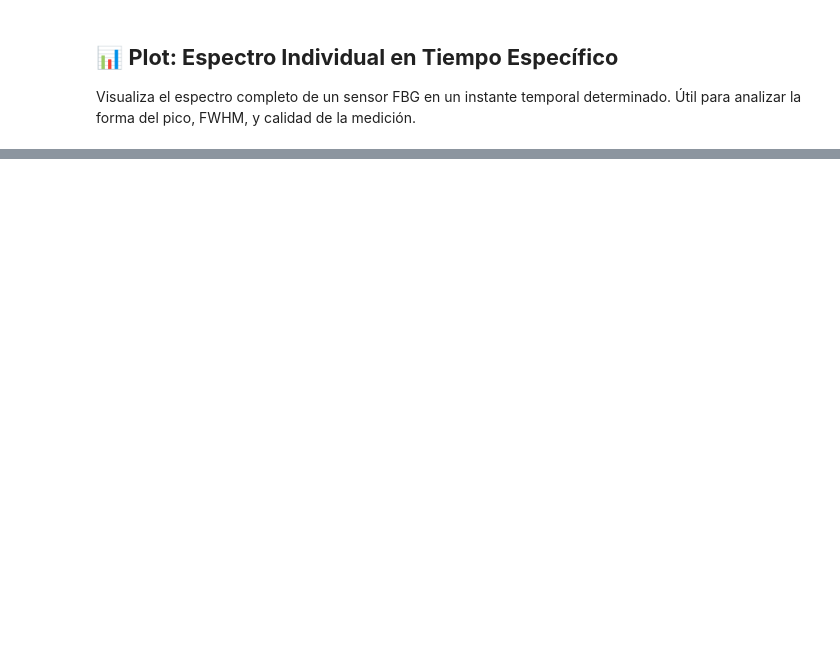
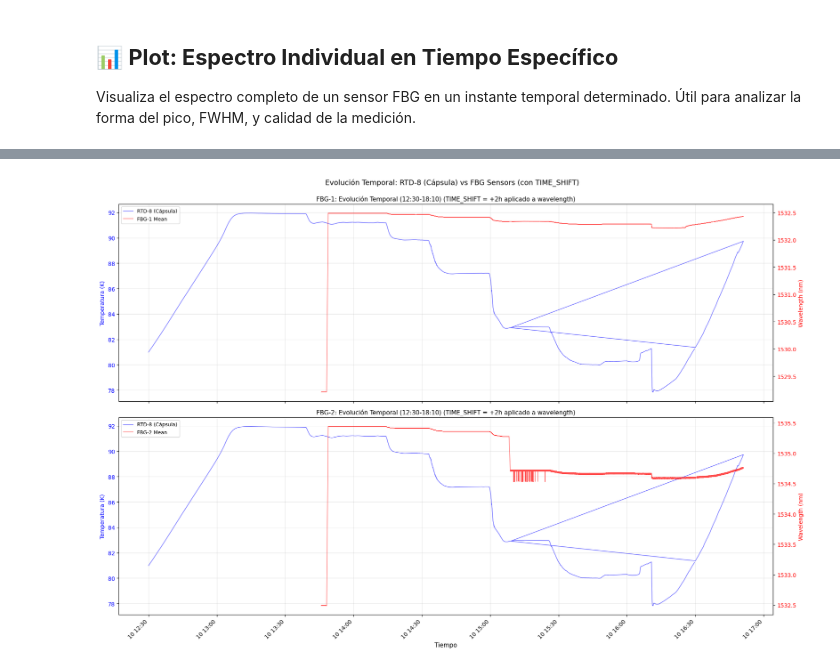
Before and after one commit to garpol/rtd-calibration-ana, a Jupyter notebook: FBG_Sensitivity_Analysis/Analisis_FBG_PEEK4_2sensores_20260610_2.ipynb, the cells around one changed output, grey strips where cells are left out. Cells and saved outputs as stored; diff of their text form; code cells hidden in the pictures; blank space fills up the shorter version.

```diff
--- a/FBG_Sensitivity_Analysis/Analisis_FBG_PEEK4_2sensores_20260610_2.ipynb
+++ b/FBG_Sensitivity_Analysis/Analisis_FBG_PEEK4_2sensores_20260610_2.ipynb
@@ -1594,0 +1652,98 @@ else:
+# %%
+# ============================================================================
+# CONFIGURACIÓN: Filtrar por rango temporal (opcional)
+# ============================================================================
+# Opción A: Mostrar TODO el rango temporal disponible
+use_filtered_range_plot = True  # Cambiar a True para filtrar por un rango específico
+
+if use_filtered_range_plot:
+    # Opción B: Definir rango específico para visualización
+    # Puedes usar el mismo rango de la Sección 3 o definir uno personalizado
+    t_plot_inicio = datetime.datetime.combine(fecha, datetime.time(12, 30))
+    t_plot_fin = datetime.datetime.combine(fecha, datetime.time(18, 10))
+    range_label = f"({t_plot_inicio.strftime('%H:%M')}-{t_plot_fin.strftime('%H:%M')})"
+else:
+    # Mostrar todo el rango disponible
+    t_plot_inicio = times_temp[0]
+    t_plot_fin = times_temp[-1]
+    range_label = "(Rango completo)"
+# ============================================================================
+
+fig, axes = plt.subplots(2, 1, figsize=(18, 12), sharex=True)
+
+# Filtrar datos de temperatura según rango seleccionado
+temp_raw_valid_mask = (temp_raw[:, rtd_ref_idx] > 0) & \
+                       (times_temp >= t_plot_inicio) & \
+                       (times_temp <= t_plot_fin)
+times_temp_plot = times_temp[temp_raw_valid_mask]
+temp_plot = temp_raw[temp_raw_valid_mask, rtd_ref_idx]
+
+for idx, sensor_num in enumerate([1, 2]):
+    fbg_label = f"FBG-{sensor_num}-Mean"
+
+    # Extraer datos RAW completos
+    sensor_idx = sensor_num - 1  # 0-indexed
+    wav_p_full = wav_raw[:, 0, sensor_idx]  # Polarización P
+    wav_s_full = wav_raw[:, 1, sensor_idx]  # Polarización S
+
+    # Filtrar valores positivos y por rango temporal
+    mask_p = (wav_p_full > 0) & (times_peak >= t_plot_inicio) & (times_peak <= t_plot_fin)
+    mask_s = (wav_s_full > 0) & (times_peak >= t_plot_inicio) & (times_peak <= t_plot_fin)
+
+    times_p_plot = times_peak[mask_p]
+    times_s_plot = times_peak[mask_s]
+    wav_p_plot_valid = wav_p_full[mask_p]
+    wav_s_plot_valid = wav_s_full[mask_s]
+
+    # Interpolar S a tiempos de P
+    times_p_sec = np.array([t.timestamp() for t in times_p_plot])
+    times_s_sec = np.array([t.timestamp() for t in times_s_plot])
+    wav_s_interp_plot = np.interp(times_p_sec, times_s_sec, wav_s_plot_valid)
+
+    # Media (P+S)/2
+    wav_mean_plot = (wav_p_plot_valid + wav_s_interp_plot) / 2.0
+
+    ax = axes[idx]
+
+    # Plot temperatura
+    ax.plot(times_temp_plot, temp_plot, 'b-', linewidth=1.0, alpha=0.6, label=f'{rtd_ref_name}')
+    ax.set_ylabel('Temperatura (K)', fontsize=10, color='b')
+    ax.tick_params(axis='y', labelcolor='b')
+    ax.grid(True, alpha=0.3)
+
+    # Plot wavelength en eje secundario
+    ax2 = ax.twinx()
+    ax2.plot(times_p_plot, wav_mean_plot, 'r-', linewidth=0.8, alpha=0.7, label=f'FBG-{sensor_num} Mean')
+    ax2.set_ylabel('Wavelength (nm)', fontsize=10, color='r')
+    ax2.tick_params(axis='y', labelcolor='r')
+
+    # Leyenda combinada
+    lines1, labels1 = ax.get_legend_handles_labels()
+    lines2, labels2 = ax2.get_legend_handles_labels()
+    ax.legend(lines1 + lines2, labels1 + labels2, loc='upper left', fontsize=9)
+
+    ax.set_title(f'FBG-{sensor_num}: Evolución Temporal {range_label} (TIME_SHIFT = +{TIME_SHIFT.total_seconds()/3600:.0f}h aplicado a wavelength)',
+                 fontsize=11)
+
+# Configurar eje X solo en el último subplot
+axes[-1].set_xlabel('Tiempo', fontsize=11)
+for label in axes[-1].get_xticklabels():
+    label.set_rotation(45)
+    label.set_ha('right')
+
+plt.suptitle(f'Evolución Temporal: {rtd_ref_name} vs FBG Sensors (con TIME_SHIFT)',
+             fontsize=13, y=0.995)
+plt.tight_layout()
+plt.show()
+
+print(f"\n📊 Rango temporal mostrado: {range_label}")
+print(f"   Temperatura: {times_temp_plot[0].strftime('%Y-%m-%d %H:%M')} - {times_temp_plot[-1].strftime('%H:%M')}")
+print(f"   Wavelength (con +{TIME_SHIFT.total_seconds()/3600:.0f}h shift): {times_p_plot[0].strftime('%Y-%m-%d %H:%M')} - {times_p_plot[-1].strftime('%H:%M')}")
+print(f"\n💡 Este gráfico muestra el TIME_SHIFT de {TIME_SHIFT.total_seconds()/3600:.0f} horas aplicado a los datos de wavelength")
+print(f"   para alinearlos temporalmente con la temperatura.")
+if use_filtered_range_plot:
+    print(f"\n⚙️  Para ver el rango completo: cambia 'use_filtered_range_plot = False'")
+else:
+    print(f"\n⚙️  Para filtrar por rango temporal específico: cambia 'use_filtered_range_plot = True'")
+# %% [output]
+[figure, added]
```
Also changed, not shown: parts of 26 cells of this notebook, 3 other files.
